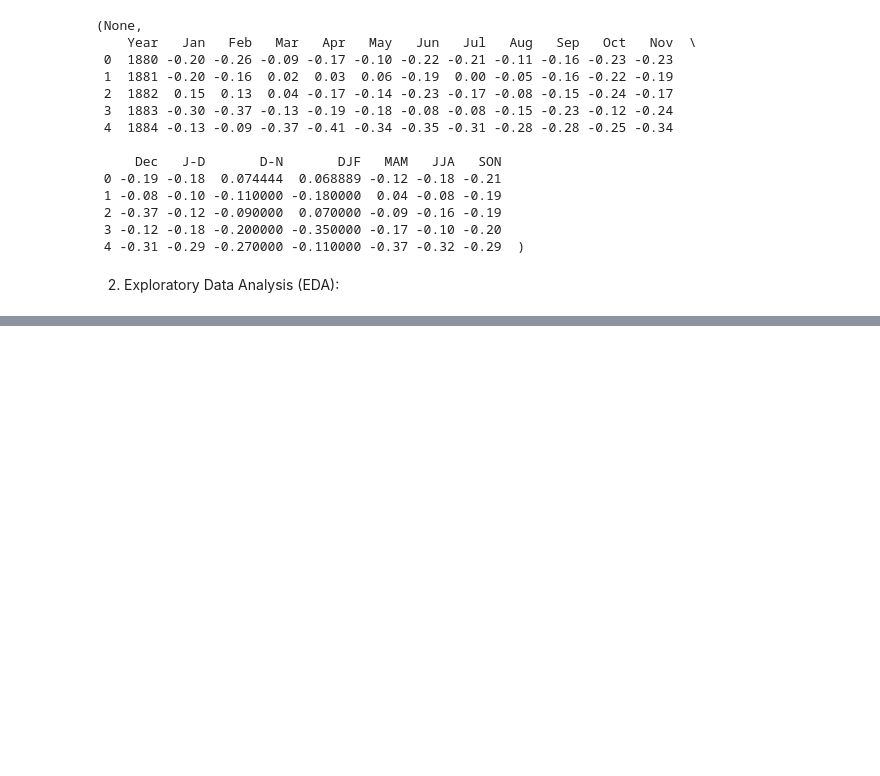
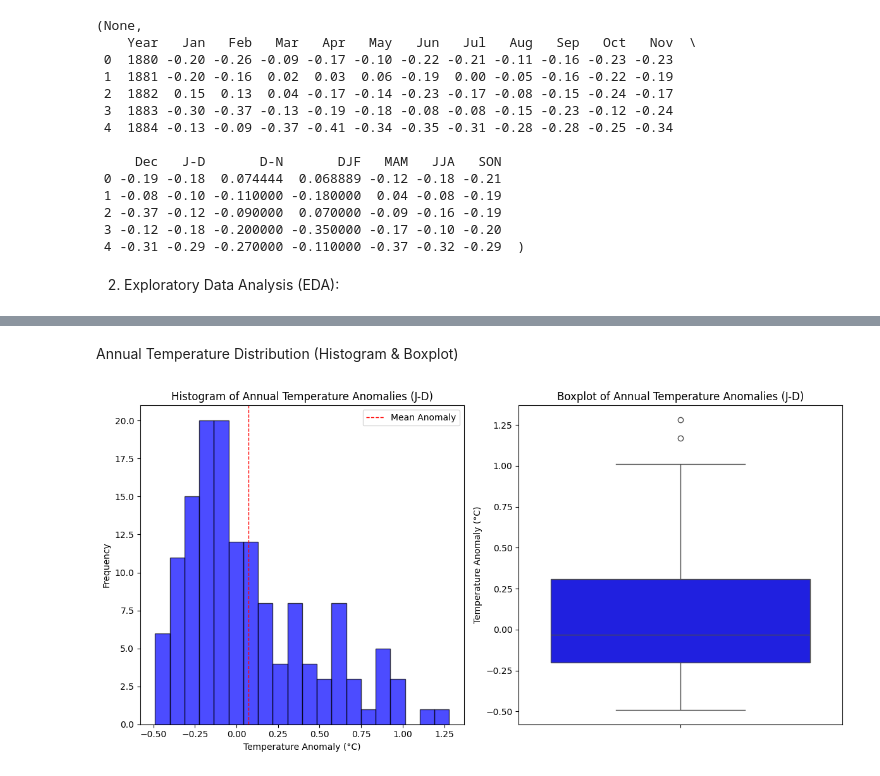
Before and after one commit to albertokabore/Albert_Global_Temperature_Exploratory_Data_Analysis, a Jupyter notebook: Albert_Global_Temperature.ipynb, the cells around one changed output, grey strips where cells are left out. Drawn from its saved outputs; the diff is of its cells as text; code cells hidden in the pictures; blank space fills up the shorter version.

```diff
--- a/Albert_Global_Temperature.ipynb
+++ b/Albert_Global_Temperature.ipynb
@@ -188,0 +263,26 @@ Data Cleaning
+# %% [markdown]
+Annual Temperature Distribution (Histogram & Boxplot)
+# %%
+# Create a figure for histogram and boxplot
+plt.figure(figsize=(12, 6))
+
+# Histogram of Annual Temperature Anomalies (J-D)
+plt.subplot(1, 2, 1)
+plt.hist(df["J-D"], bins=20, color="blue", alpha=0.7, edgecolor="black")
+plt.title("Histogram of Annual Temperature Anomalies (J-D)")
+plt.xlabel("Temperature Anomaly (°C)")
+plt.ylabel("Frequency")
+plt.axvline(df["J-D"].mean(), color='red', linestyle='dashed', linewidth=1, label="Mean Anomaly")
+plt.legend()
+
+# Boxplot of Annual Temperature Anomalies (J-D)
+plt.subplot(1, 2, 2)
+sns.boxplot(y=df["J-D"], color="blue")
+plt.title("Boxplot of Annual Temperature Anomalies (J-D)")
+plt.ylabel("Temperature Anomaly (°C)")
+
+# Show plots
+plt.tight_layout()
+plt.show()
+# %% [output]
+[figure, added]
```
Also changed, not shown: parts of 24 cells of this notebook, 2 other files.
